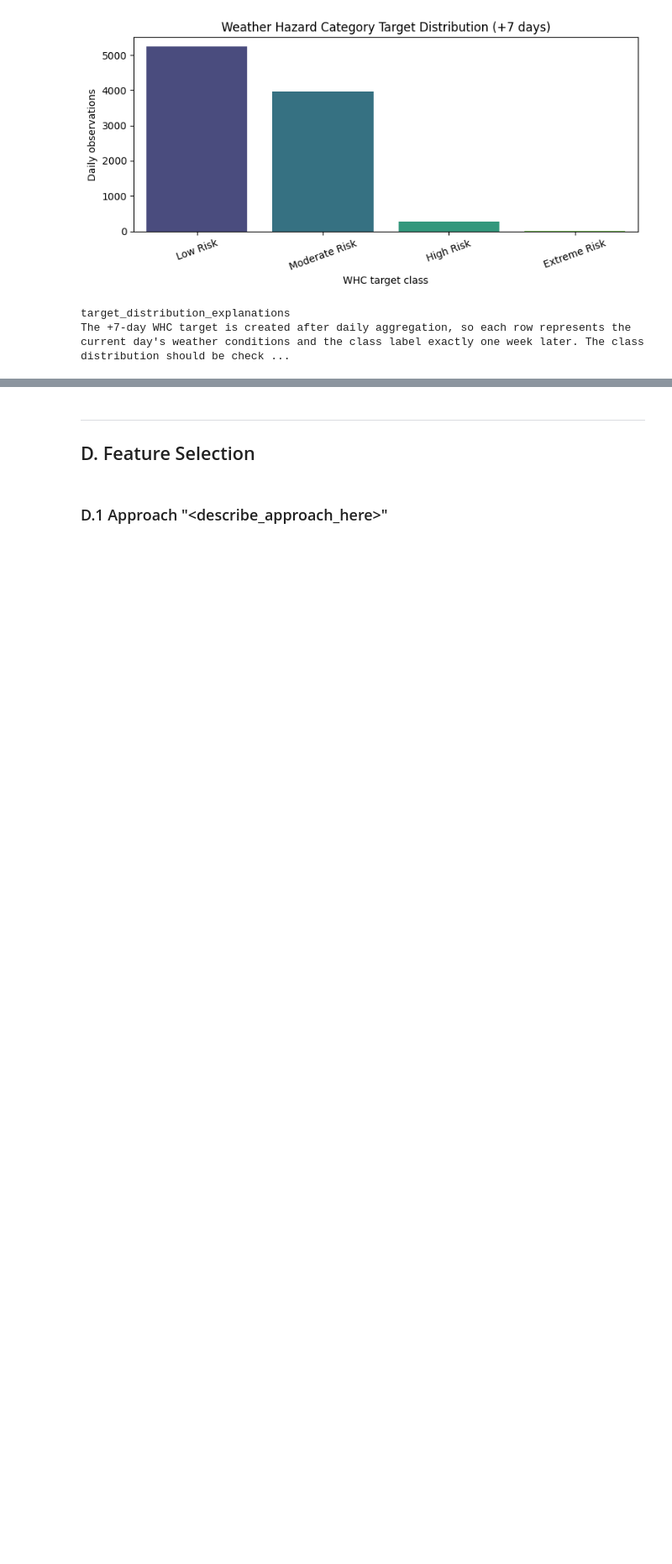
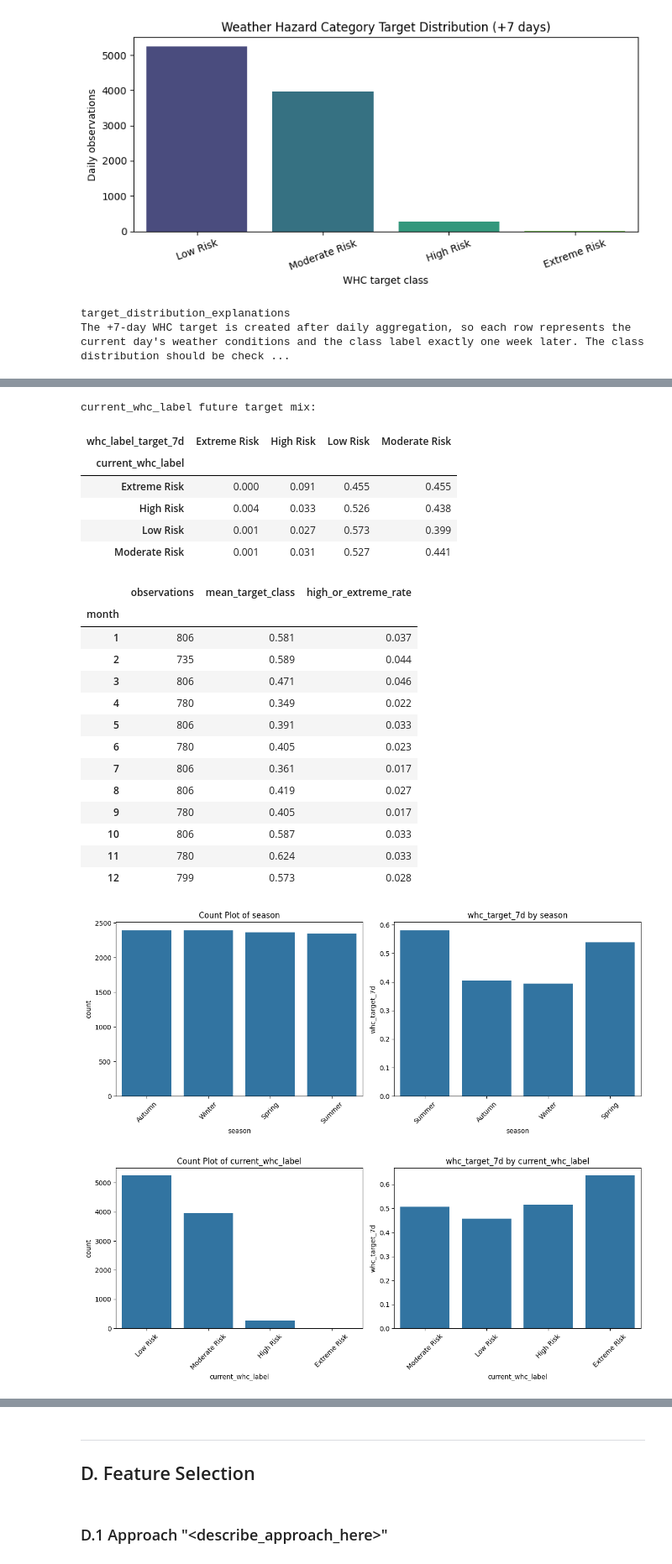
Before and after one commit to RP28/36120-26SP-AT2-26294153-experiments, a Jupyter notebook: notebooks/weather_hazard/36120_26SP_AT2_student_id_experiment.ipynb, the cells around one changed output, grey strips where cells are left out. Shown at 84% size. Saved outputs shown, nothing was run; the diff lists cells and outputs as text; code cells hidden in the pictures; blank space fills up the shorter version.

```diff
--- a/notebooks/weather_hazard/36120_26SP_AT2_student_id_experiment.ipynb
+++ b/notebooks/weather_hazard/36120_26SP_AT2_student_id_experiment.ipynb
@@ -323,0 +540,15 @@ print_tile(size="h3", key='feature_n_insights', value=feature_n_insights)
+# %%
+season_summary, season_target_mix = explore_categorical_hazard_feature("season")
+current_whc_summary, current_whc_target_mix = explore_categorical_hazard_feature("current_whc_label")
+
+monthly_target_summary = (
+    eda_weather_df
+    .groupby("month", observed=False)
+    .agg(
+        observations=(target_name, "size"),
+        mean_target_class=(target_name, "mean"),
+        high_or_extreme_rate=(target_name, lambda series: series.ge(2).mean()),
+    )
+)
+display(monthly_target_summary.round(3))
+# %% [output]
@@ -323,0 +576,23 @@ print_tile(size="h3", key='feature_n_insights', value=feature_n_insights)
+current_whc_label future target mix:
+| whc_label_target_7d | Extreme Risk | High Risk | Low Risk | Moderate Risk |
+| current_whc_label |  |  |  |  |
+| Extreme Risk | 0.000 | 0.091 | 0.455 | 0.455 |
+| High Risk | 0.004 | 0.033 | 0.526 | 0.438 |
+| Low Risk | 0.001 | 0.027 | 0.573 | 0.399 |
+| Moderate Risk | 0.001 | 0.031 | 0.527 | 0.441 |
+|  | observations | mean_target_class | high_or_extreme_rate |
+| month |  |  |  |
+| 1 | 806 | 0.581 | 0.037 |
+| 2 | 735 | 0.589 | 0.044 |
+| 3 | 806 | 0.471 | 0.046 |
+| 4 | 780 | 0.349 | 0.022 |
+| 5 | 806 | 0.391 | 0.033 |
+| 6 | 780 | 0.405 | 0.023 |
+| 7 | 806 | 0.361 | 0.017 |
+| 8 | 806 | 0.419 | 0.027 |
+| 9 | 780 | 0.405 | 0.017 |
+| 10 | 806 | 0.587 | 0.033 |
+| 11 | 780 | 0.624 | 0.033 |
+| 12 | 799 | 0.573 | 0.028 |
+[figure, added]
+[figure, added]
```
Also changed, not shown: parts of 26 cells of this notebook.
